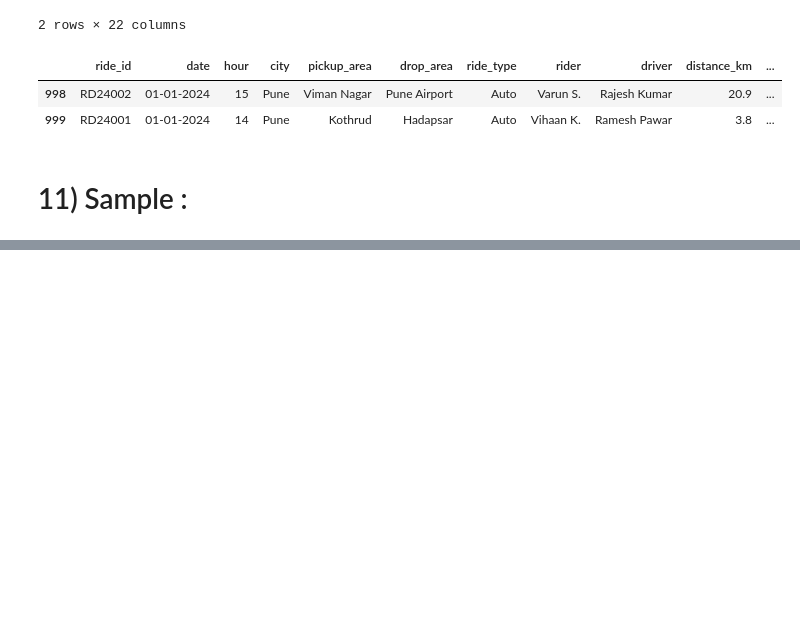
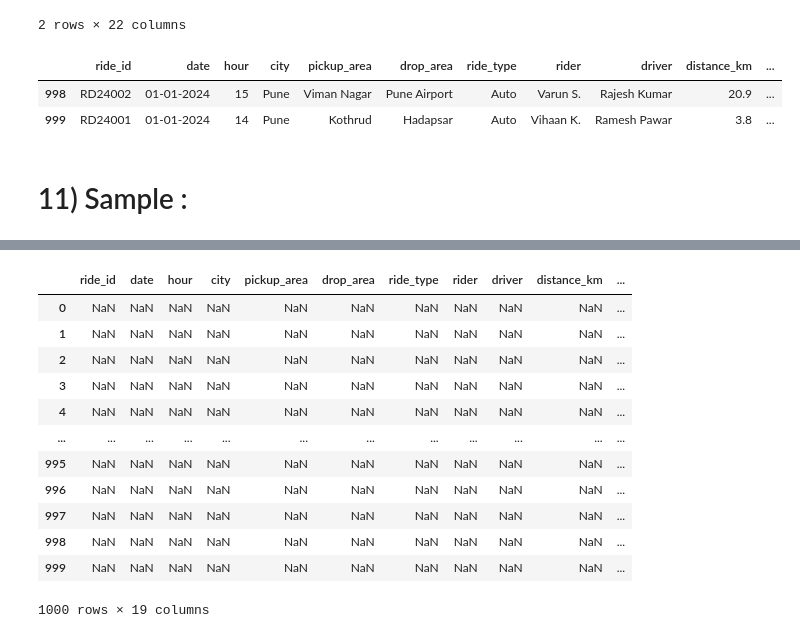
Before and after one commit to singh-amit-45/Data-Science, a Jupyter notebook: Libraries/Pandas/Pandas_DataFrame/DataFrame.ipynb, the cells around one changed output, grey strips where cells are left out. Drawn from its saved outputs; the diff is of its cells as text; code cells hidden in the pictures; blank space fills up the shorter version.

```diff
--- a/Libraries/Pandas/Pandas_DataFrame/DataFrame.ipynb
+++ b/Libraries/Pandas/Pandas_DataFrame/DataFrame.ipynb
@@ -238,0 +344,16 @@ random_rides
+# %%
+rides[rides.isnull()]
+# %% [output]
+|  | ride_id | date | hour | city | pickup_area | drop_area | ride_type | rider | driver | distance_km | ... |
+| 0 | NaN | NaN | NaN | NaN | NaN | NaN | NaN | NaN | NaN | NaN | ... |
+| 1 | NaN | NaN | NaN | NaN | NaN | NaN | NaN | NaN | NaN | NaN | ... |
+| 2 | NaN | NaN | NaN | NaN | NaN | NaN | NaN | NaN | NaN | NaN | ... |
+| 3 | NaN | NaN | NaN | NaN | NaN | NaN | NaN | NaN | NaN | NaN | ... |
+| 4 | NaN | NaN | NaN | NaN | NaN | NaN | NaN | NaN | NaN | NaN | ... |
+| ... | ... | ... | ... | ... | ... | ... | ... | ... | ... | ... | ... |
+| 995 | NaN | NaN | NaN | NaN | NaN | NaN | NaN | NaN | NaN | NaN | ... |
+| 996 | NaN | NaN | NaN | NaN | NaN | NaN | NaN | NaN | NaN | NaN | ... |
+| 997 | NaN | NaN | NaN | NaN | NaN | NaN | NaN | NaN | NaN | NaN | ... |
+| 998 | NaN | NaN | NaN | NaN | NaN | NaN | NaN | NaN | NaN | NaN | ... |
+| 999 | NaN | NaN | NaN | NaN | NaN | NaN | NaN | NaN | NaN | NaN | ... |
+1000 rows × 19 columns
```
Also changed, not shown: parts of 54 cells of this notebook.
